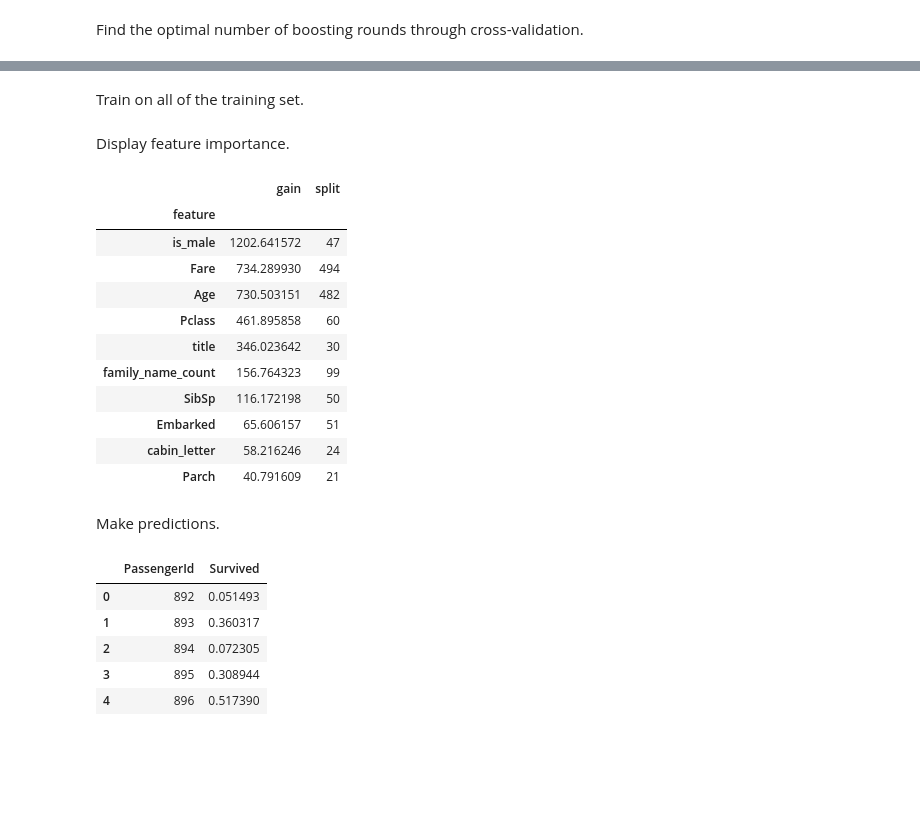
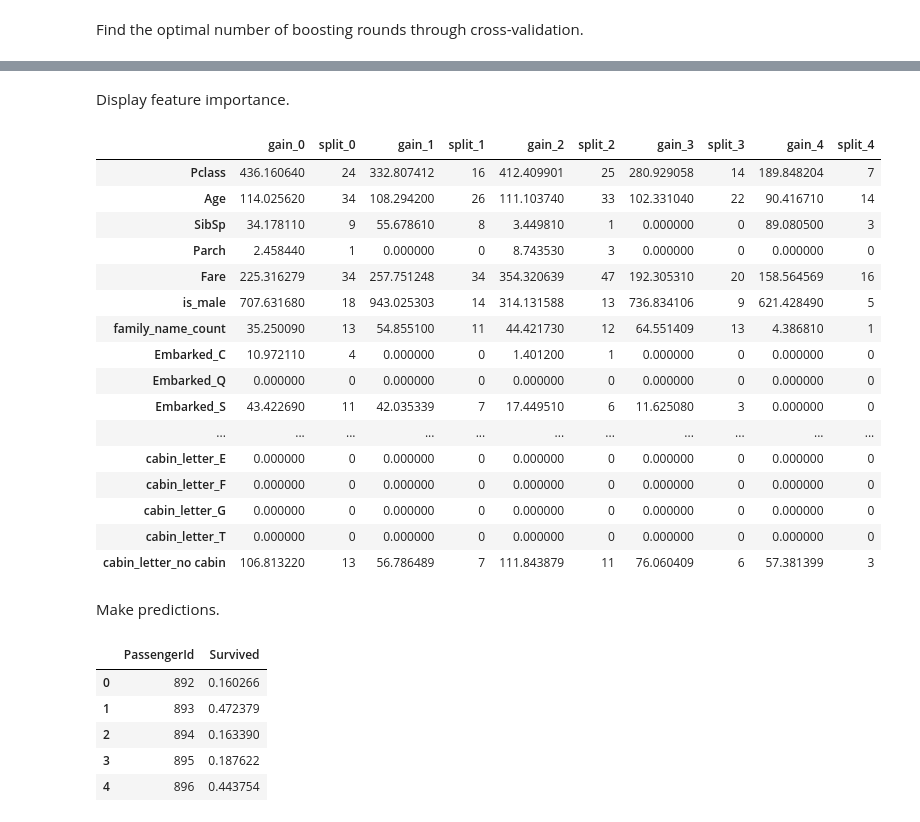
Before and after one commit to MaxHalford/DSG18-final, a Jupyter notebook: Solution.ipynb, the cells around one changed output, grey strips where cells are left out. Cells and saved outputs as stored; diff of their text form; code cells hidden in the pictures; blank space fills up the shorter version.

```diff
--- a/Solution.ipynb
+++ b/Solution.ipynb
@@ -28,3 +28,5 @@ data['title'] = pd.Categorical(data['title'])
 # %%
-data['cabin_letter'] = data['Cabin'].apply(lambda x: x[0] if isinstance(x, str) else 'no cabin')
-data['cabin_letter'] = pd.Categorical(data['cabin_letter'])
+df['cabin_letter'] = df['Cabin'].apply(lambda x: x[0] if isinstance(x, str) else 'no cabin')
+df['cabin_letter'] = pd.Categorical(df['cabin_letter'])
+# %%
+df['Embarked'].fillna(df['Embarked'].mode().iloc[0], inplace=True)
@@ -31,15 +35,17 @@ data['cabin_letter'] = pd.Categorical(data['cabin_letter'])
+# %%
+df = pd.get_dummies(df, columns=df.select_dtypes('category').columns)
 # %% [markdown]
 ## Learning
 # %% [markdown]
 Prepare the datasets.
 # %%
-is_train = data['Survived'].notnull()
+is_train = df['Survived'].notnull()
 to_drop = ['PassengerId', 'Name', 'Sex', 'Ticket', 'Cabin', 'family_name']
 
-X_train = data[is_train].drop(to_drop + ['Survived'], axis='columns')
-y_train = data[is_train]['Survived']
-X_test = data[~is_train].drop(to_drop + ['Survived'], axis='columns')
-submission = data[~is_train]['PassengerId'].to_frame()
+X_train = df[is_train].drop(to_drop + ['Survived'], axis='columns')
+y_train = df[is_train]['Survived']
+X_test = df[~is_train].drop(to_drop + ['Survived'], axis='columns')
+submission = df[~is_train]['PassengerId'].to_frame()
 # %% [markdown]
 Do some sanity checks.
 # %%
@@ -141,2 +154,0 @@ ax.axvline(x=best_round);
-# %% [markdown]
-Train on all of the training set.
@@ -152,35 +155,33 @@ model = lgbm.train(
 # %% [markdown]
 Display feature importance.
-# %%
-fi = pd.DataFrame({
-    'feature': X_train.columns,
-    'gain': model.feature_importance('gain'),
-    'split': model.feature_importance('split')
-}).set_index('feature')
-
-fi.sort_values('gain', ascending=False)
-# %% [output]
-|  | gain | split |
-| feature |  |  |
-| is_male | 1202.641572 | 47 |
-| Fare | 734.289930 | 494 |
-| Age | 730.503151 | 482 |
-| Pclass | 461.895858 | 60 |
-| title | 346.023642 | 30 |
-| family_name_count | 156.764323 | 99 |
-| SibSp | 116.172198 | 50 |
-| Embarked | 65.606157 | 51 |
-| cabin_letter | 58.216246 | 24 |
-| Parch | 40.791609 | 21 |
+# %%
+feature_importances_
+# %% [output]
+|  | gain_0 | split_0 | gain_1 | split_1 | gain_2 | split_2 | gain_3 | split_3 | gain_4 | split_4 |
+| Pclass | 436.160640 | 24 | 332.807412 | 16 | 412.409901 | 25 | 280.929058 | 14 | 189.848204 | 7 |
+| Age | 114.025620 | 34 | 108.294200 | 26 | 111.103740 | 33 | 102.331040 | 22 | 90.416710 | 14 |
+| SibSp | 34.178110 | 9 | 55.678610 | 8 | 3.449810 | 1 | 0.000000 | 0 | 89.080500 | 3 |
+| Parch | 2.458440 | 1 | 0.000000 | 0 | 8.743530 | 3 | 0.000000 | 0 | 0.000000 | 0 |
+| Fare | 225.316279 | 34 | 257.751248 | 34 | 354.320639 | 47 | 192.305310 | 20 | 158.564569 | 16 |
+| is_male | 707.631680 | 18 | 943.025303 | 14 | 314.131588 | 13 | 736.834106 | 9 | 621.428490 | 5 |
+| family_name_count | 35.250090 | 13 | 54.855100 | 11 | 44.421730 | 12 | 64.551409 | 13 | 4.386810 | 1 |
+| Embarked_C | 10.972110 | 4 | 0.000000 | 0 | 1.401200 | 1 | 0.000000 | 0 | 0.000000 | 0 |
+| Embarked_Q | 0.000000 | 0 | 0.000000 | 0 | 0.000000 | 0 | 0.000000 | 0 | 0.000000 | 0 |
+| Embarked_S | 43.422690 | 11 | 42.035339 | 7 | 17.449510 | 6 | 11.625080 | 3 | 0.000000 | 0 |
+| ... | ... | ... | ... | ... | ... | ... | ... | ... | ... | ... |
+| cabin_letter_E | 0.000000 | 0 | 0.000000 | 0 | 0.000000 | 0 | 0.000000 | 0 | 0.000000 | 0 |
+| cabin_letter_F | 0.000000 | 0 | 0.000000 | 0 | 0.000000 | 0 | 0.000000 | 0 | 0.000000 | 0 |
+| cabin_letter_G | 0.000000 | 0 | 0.000000 | 0 | 0.000000 | 0 | 0.000000 | 0 | 0.000000 | 0 |
+| cabin_letter_T | 0.000000 | 0 | 0.000000 | 0 | 0.000000 | 0 | 0.000000 | 0 | 0.000000 | 0 |
+| cabin_letter_no cabin | 106.813220 | 13 | 56.786489 | 7 | 111.843879 | 11 | 76.060409 | 6 | 57.381399 | 3 |
 # %% [markdown]
 Make predictions.
-# %%
-submission['Survived'] = model.predict(X_test)
-submission.head()
-# %% [output]
-|  | PassengerId | Survived |
-| 0 | 892 | 0.051493 |
-| 1 | 893 | 0.360317 |
-| 2 | 894 | 0.072305 |
-| 3 | 895 | 0.308944 |
-| 4 | 896 | 0.517390 |
+# %%
+submission.head()
+# %% [output]
+|  | PassengerId | Survived |
+| 0 | 892 | 0.160266 |
+| 1 | 893 | 0.472379 |
+| 2 | 894 | 0.163390 |
+| 3 | 895 | 0.187622 |
+| 4 | 896 | 0.443754 |
```
Also changed, not shown: parts of 13 cells of this notebook, 2 other files.
